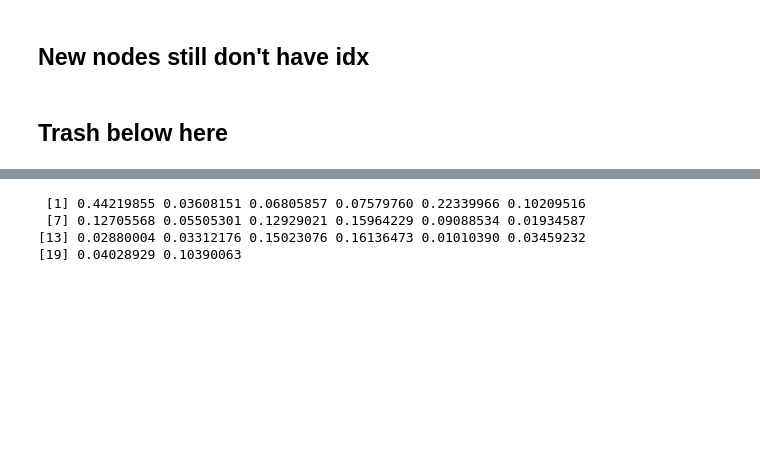
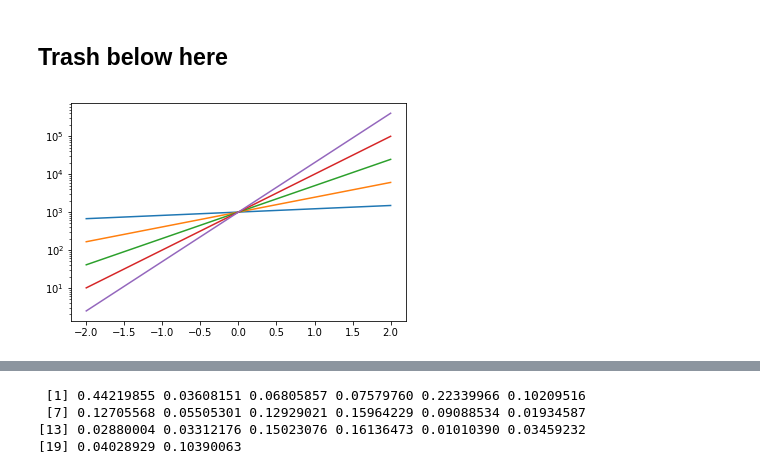
Before and after one commit to messDiv/MESS, a Jupyter notebook: jupyter-notebooks/util/toytree_bd.ipynb, the cells around one changed output, grey strips where cells are left out. Saved outputs shown, nothing was run; the diff lists cells and outputs as text; code cells hidden in the pictures; blank space fills up the shorter version.

```diff
--- a/jupyter-notebooks/util/toytree_bd.ipynb
+++ b/jupyter-notebooks/util/toytree_bd.ipynb
@@ -221,4 +305,10 @@ Extinctions (per birth) 17 (0.25757575757575757)
-# %% [markdown]
-## New nodes still don't have idx
 # %% [markdown]
 ## Trash below here
+# %%
+# How reproductive rate function workds
+N0 = 1000
+rs = np.linspace(-2, 2, 50)
+for t in np.linspace(0.2, 3, 5):
+    plt.semilogy(rs, N0* np.exp(rs*t))
+# %% [output]
+[figure, added]
```
Also changed, not shown: parts of 13 cells of this notebook.
